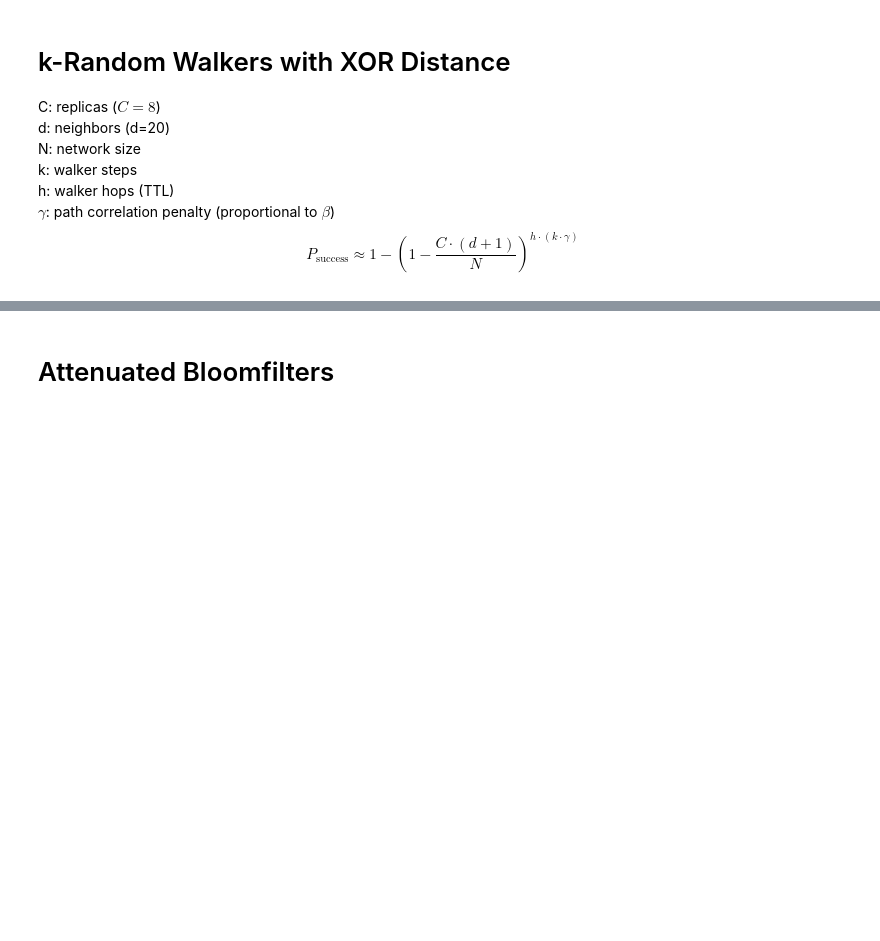
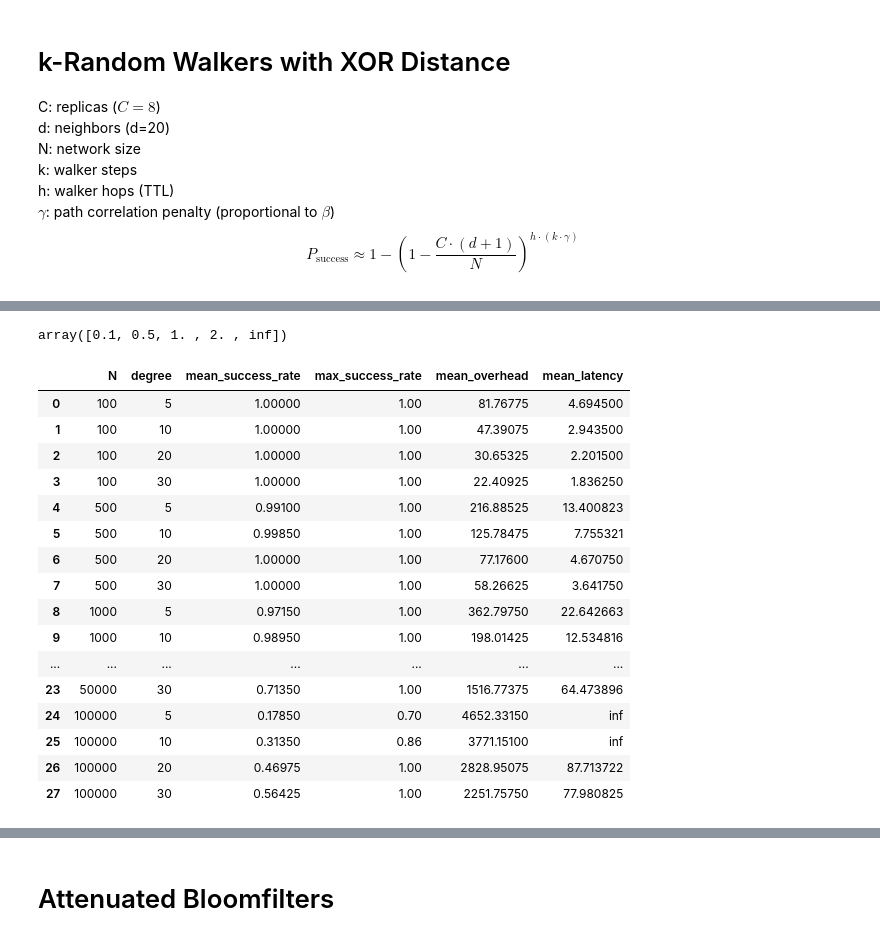
Before and after one commit to nicktagliamonte/fall25_independentStudy, a Jupyter notebook: scripts/random_walk/randomWalk.ipynb, the cells around one changed output, grey strips where cells are left out. Cells and saved outputs as stored; diff of their text form; code cells hidden in the pictures; blank space fills up the shorter version.

```diff
--- a/scripts/random_walk/randomWalk.ipynb
+++ b/scripts/random_walk/randomWalk.ipynb
@@ -187,0 +322,38 @@ inf   | 50   | 500     | 22%           | 22685.2       | 290.5
+# %%
+results['beta'].unique()
+# %% [output]
+array([0.1, 0.5, 1. , 2. , inf])
+# %%
+df = results[results['beta'] != np.inf].copy()
+
+# example grouped view
+grouped = (
+    df.groupby(["N", "degree"], as_index=False)
+    .agg(
+        mean_success_rate=("success_rate", "mean"),
+        max_success_rate=("success_rate", "max"),
+        mean_overhead=("avg_overhead", "mean"),
+        mean_latency=("avg_latency", "mean"),
+    )
+    .sort_values(["N", "degree"])
+)
+
+display(grouped)
+# %% [output]
+|  | N | degree | mean_success_rate | max_success_rate | mean_overhead | mean_latency |
+| 0 | 100 | 5 | 1.00000 | 1.00 | 81.76775 | 4.694500 |
+| 1 | 100 | 10 | 1.00000 | 1.00 | 47.39075 | 2.943500 |
+| 2 | 100 | 20 | 1.00000 | 1.00 | 30.65325 | 2.201500 |
+| 3 | 100 | 30 | 1.00000 | 1.00 | 22.40925 | 1.836250 |
+| 4 | 500 | 5 | 0.99100 | 1.00 | 216.88525 | 13.400823 |
+| 5 | 500 | 10 | 0.99850 | 1.00 | 125.78475 | 7.755321 |
+| 6 | 500 | 20 | 1.00000 | 1.00 | 77.17600 | 4.670750 |
+| 7 | 500 | 30 | 1.00000 | 1.00 | 58.26625 | 3.641750 |
+| 8 | 1000 | 5 | 0.97150 | 1.00 | 362.79750 | 22.642663 |
+| 9 | 1000 | 10 | 0.98950 | 1.00 | 198.01425 | 12.534816 |
+| ... | ... | ... | ... | ... | ... | ... |
+| 23 | 50000 | 30 | 0.71350 | 1.00 | 1516.77375 | 64.473896 |
+| 24 | 100000 | 5 | 0.17850 | 0.70 | 4652.33150 | inf |
+| 25 | 100000 | 10 | 0.31350 | 0.86 | 3771.15100 | inf |
+| 26 | 100000 | 20 | 0.46975 | 1.00 | 2828.95075 | 87.713722 |
+| 27 | 100000 | 30 | 0.56425 | 1.00 | 2251.75750 | 77.980825 |
```
Also changed, not shown: parts of 5 cells of this notebook.
